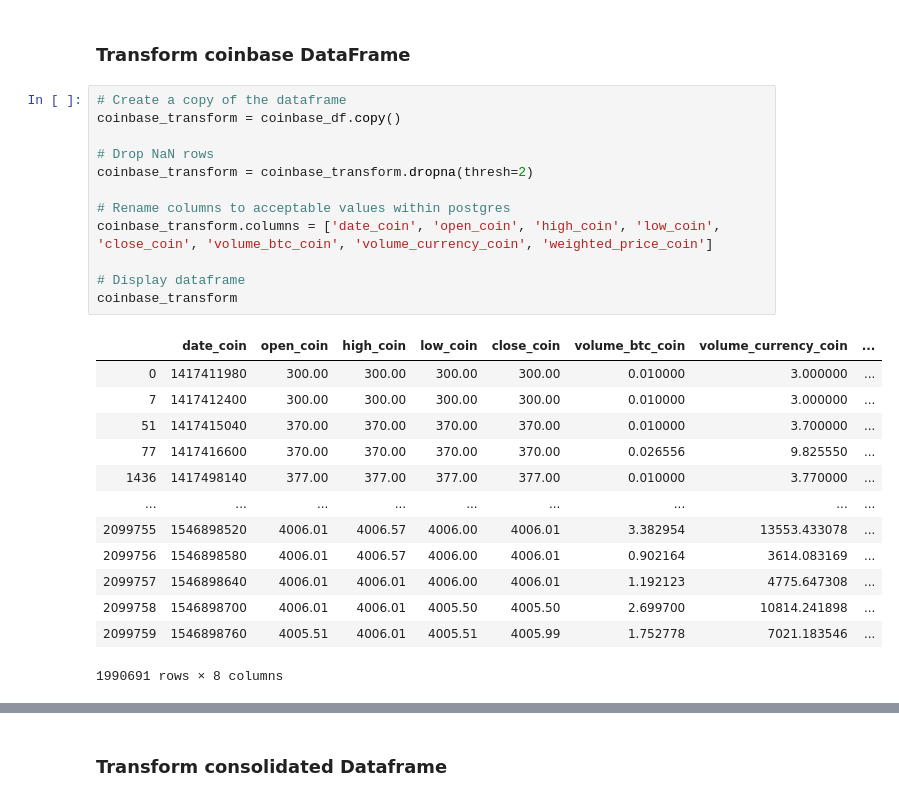
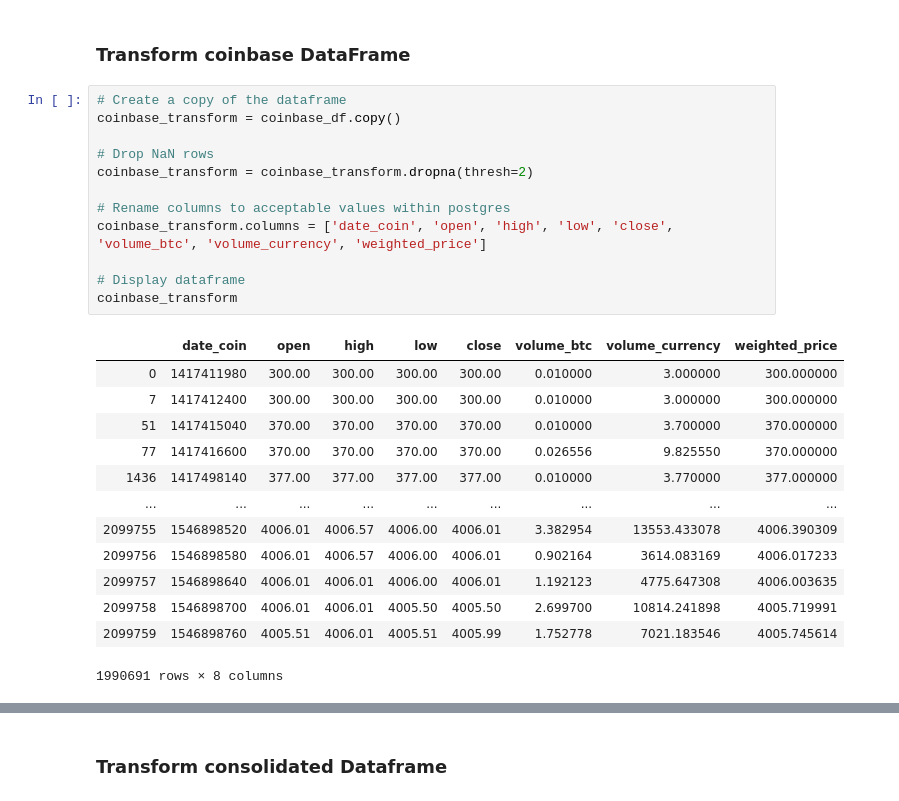
Before and after one commit to Sephka/ETL-project, a Jupyter notebook: etl_project.ipynb, the cells around one changed output, grey strips where cells are left out. Drawn from its saved outputs; the diff is of its cells as text.

```diff
--- a/etl_project.ipynb
+++ b/etl_project.ipynb
@@ -148,28 +156,28 @@ bitstamp_transform
 # %%
 # Create a copy of the dataframe
 coinbase_transform = coinbase_df.copy()
 
 # Drop NaN rows
 coinbase_transform = coinbase_transform.dropna(thresh=2)
 
 # Rename columns to acceptable values within postgres
-coinbase_transform.columns = ['date_coin', 'open_coin', 'high_coin', 'low_coin', 'close_coin', 'volume_btc_coin', 'volume_currency_coin', 'weighted_price_coin']
+coinbase_transform.columns = ['date_coin', 'open', 'high', 'low', 'close', 'volume_btc', 'volume_currency', 'weighted_price']
 
 # Display dataframe
 coinbase_transform
 # %% [output]
-|  | date_coin | open_coin | high_coin | low_coin | close_coin | volume_btc_coin | volume_currency_coin | ... |
-| 0 | 1417411980 | 300.00 | 300.00 | 300.00 | 300.00 | 0.010000 | 3.000000 | ... |
-| 7 | 1417412400 | 300.00 | 300.00 | 300.00 | 300.00 | 0.010000 | 3.000000 | ... |
-| 51 | 1417415040 | 370.00 | 370.00 | 370.00 | 370.00 | 0.010000 | 3.700000 | ... |
-| 77 | 1417416600 | 370.00 | 370.00 | 370.00 | 370.00 | 0.026556 | 9.825550 | ... |
-| 1436 | 1417498140 | 377.00 | 377.00 | 377.00 | 377.00 | 0.010000 | 3.770000 | ... |
+|  | date_coin | open | high | low | close | volume_btc | volume_currency | weighted_price |
+| 0 | 1417411980 | 300.00 | 300.00 | 300.00 | 300.00 | 0.010000 | 3.000000 | 300.000000 |
+| 7 | 1417412400 | 300.00 | 300.00 | 300.00 | 300.00 | 0.010000 | 3.000000 | 300.000000 |
+| 51 | 1417415040 | 370.00 | 370.00 | 370.00 | 370.00 | 0.010000 | 3.700000 | 370.000000 |
+| 77 | 1417416600 | 370.00 | 370.00 | 370.00 | 370.00 | 0.026556 | 9.825550 | 370.000000 |
+| 1436 | 1417498140 | 377.00 | 377.00 | 377.00 | 377.00 | 0.010000 | 3.770000 | 377.000000 |
 | ... | ... | ... | ... | ... | ... | ... | ... | ... |
-| 2099755 | 1546898520 | 4006.01 | 4006.57 | 4006.00 | 4006.01 | 3.382954 | 13553.433078 | ... |
-| 2099756 | 1546898580 | 4006.01 | 4006.57 | 4006.00 | 4006.01 | 0.902164 | 3614.083169 | ... |
-| 2099757 | 1546898640 | 4006.01 | 4006.01 | 4006.00 | 4006.01 | 1.192123 | 4775.647308 | ... |
-| 2099758 | 1546898700 | 4006.01 | 4006.01 | 4005.50 | 4005.50 | 2.699700 | 10814.241898 | ... |
-| 2099759 | 1546898760 | 4005.51 | 4006.01 | 4005.51 | 4005.99 | 1.752778 | 7021.183546 | ... |
+| 2099755 | 1546898520 | 4006.01 | 4006.57 | 4006.00 | 4006.01 | 3.382954 | 13553.433078 | 4006.390309 |
+| 2099756 | 1546898580 | 4006.01 | 4006.57 | 4006.00 | 4006.01 | 0.902164 | 3614.083169 | 4006.017233 |
+| 2099757 | 1546898640 | 4006.01 | 4006.01 | 4006.00 | 4006.01 | 1.192123 | 4775.647308 | 4006.003635 |
+| 2099758 | 1546898700 | 4006.01 | 4006.01 | 4005.50 | 4005.50 | 2.699700 | 10814.241898 | 4005.719991 |
+| 2099759 | 1546898760 | 4005.51 | 4006.01 | 4005.51 | 4005.99 | 1.752778 | 7021.183546 | 4005.745614 |
 1990691 rows × 8 columns
 # %%
 # Create a new index to as the id
```
Also changed, not shown: parts of 12 cells of this notebook.
